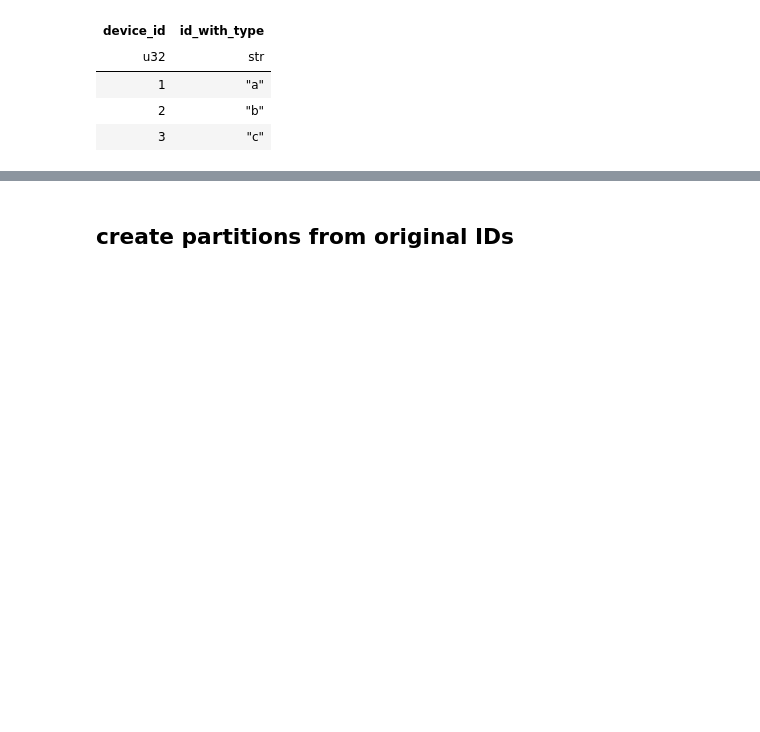
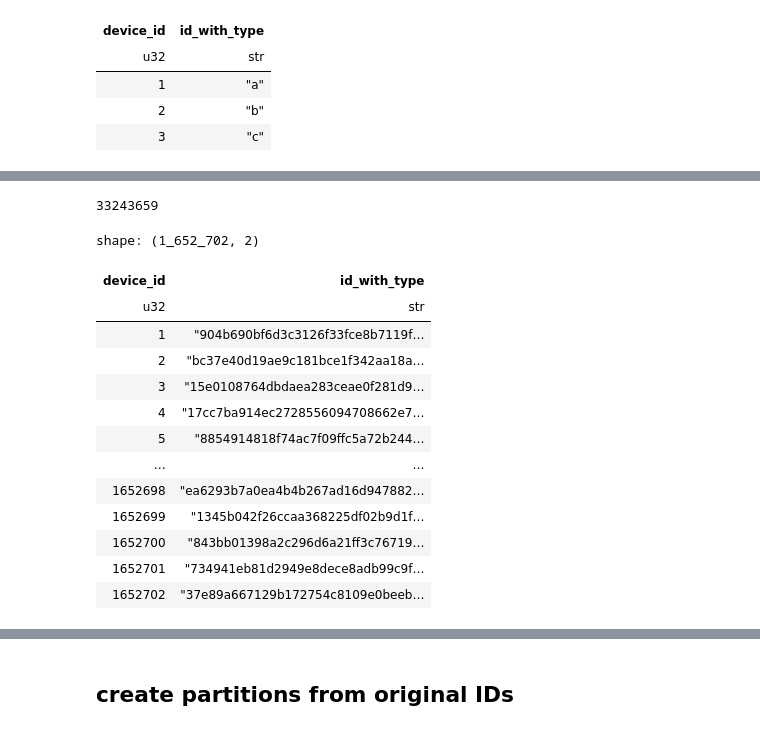
Before and after one commit to ANETILab/wp7_data_processing, a Jupyter notebook: src/01_create_id_lookup.ipynb, the cells around one changed output, grey strips where cells are left out. Cells and saved outputs as stored; diff of their text form; code cells hidden in the pictures; blank space fills up the shorter version.

```diff
--- a/src/01_create_id_lookup.ipynb
+++ b/src/01_create_id_lookup.ipynb
@@ -38,6 +38,7 @@ try:
 except FileNotFoundError:
     # runs 30 minutes for Budapest data
     ids = collect_ids(
+        days,
         config["dirs"]["raw_source"],
         id_column=config["id_column"],
         id_type_column=config["id_type_column"],
@@ -53,0 +135,28 @@ except FileNotFoundError:
+# %%
+df = (
+    pl.DataFrame([ids], schema=["id_with_type"])
+    .unique()
+    .with_row_index("device_id", offset=1)
+)
+# return dict(zip(df["id_with_type"], df["device_id"]))
+# %%
+len(ids)
+# %% [output]
+33243659
+# %%
+df
+# %% [output]
+shape: (1_652_702, 2)
+| device_id | id_with_type |
+| u32 | str |
+| 1 | "904b690bf6d3c3126f33fce8b7119f… |
+| 2 | "bc37e40d19ae9c181bce1f342aa18a… |
+| 3 | "15e0108764dbdaea283ceae0f281d9… |
+| 4 | "17cc7ba914ec2728556094708662e7… |
+| 5 | "8854914818f74ac7f09ffc5a72b244… |
+| … | … |
+| 1652698 | "ea6293b7a0ea4b4b267ad16d947882… |
+| 1652699 | "1345b042f26ccaa368225df02b9d1f… |
+| 1652700 | "843bb01398a2c296d6a21ff3c76719… |
+| 1652701 | "734941eb81d2949e8dece8adb99c9f… |
+| 1652702 | "37e89a667129b172754c8109e0beeb… |
```
Also changed, not shown: parts of 8 cells of this notebook.
